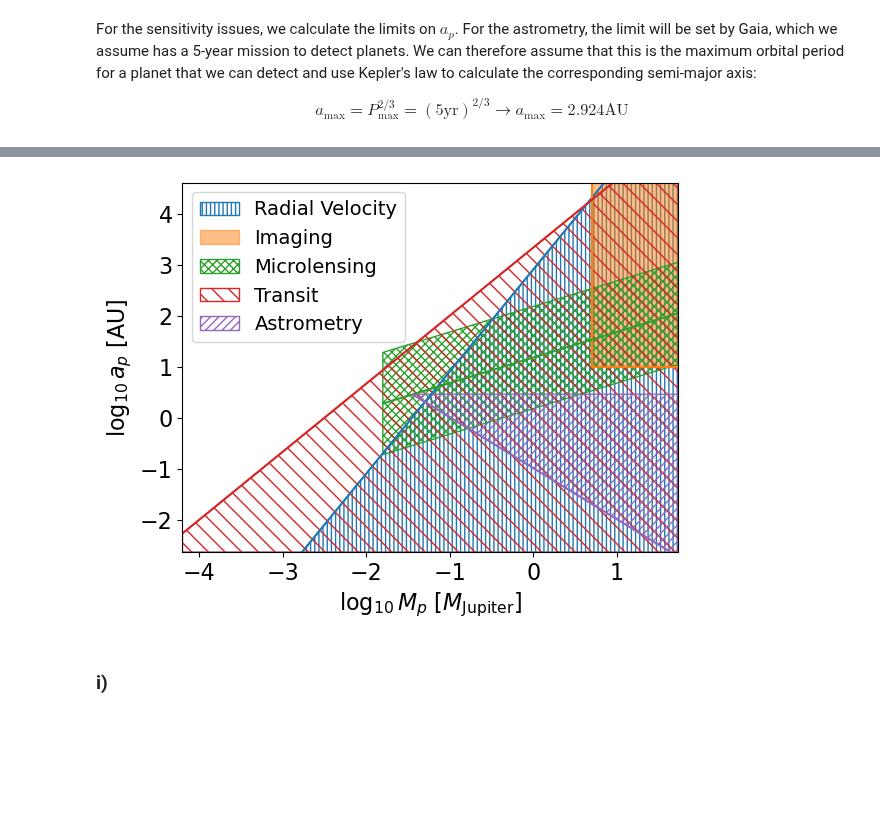
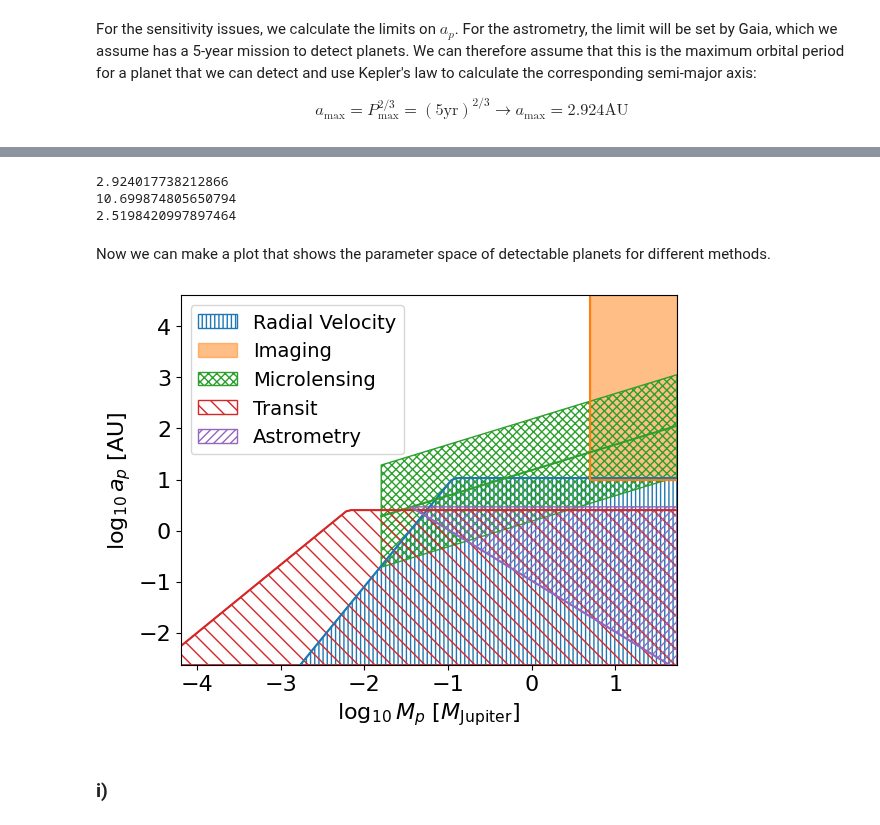
Before and after one commit to oliviergilbertastro/UMich, a Jupyter notebook: ASTRO530/hw6/hw6.ipynb, the cells around one changed output, grey strips where cells are left out. Saved outputs shown, nothing was run; the diff lists cells and outputs as text; code cells hidden in the pictures; blank space fills up the shorter version.

Commit message:
#1 graphs done

```diff
--- a/ASTRO530/hw6/hw6.ipynb
+++ b/ASTRO530/hw6/hw6.ipynb
@@ -189,3 +195,13 @@ $$a_\mathrm{max} = P_\mathrm{max}^{2/3} = (5\mathrm{yr})^{2/3} \to a_\mathrm{max
+# %%
+print(5**(2/3))
+print(35**(2/3))
+print(4**(2/3))
+# %% [output]
+2.924017738212866
+10.699874805650794
+2.5198420997897464
+# %% [markdown]
+Now we can make a plot that shows the parameter space of detectable planets for different methods.
 # %%
 symbols = [".","^","x","*","s"]
 for i,detection_method in enumerate(df["discoverymethod"].unique()):
@@ -236,43 +252,47 @@ def astrometry_limit(m_p):
     a_ps = np.where(a_ps < 2.924, a_ps, np.nan)
     return a_ps
 def RV_limit(m_p):
-    return ((((m_p*M_jup)/M_sun)**2 * 8.871E8*u.AU).to(u.AU)).value
+    a_ps = ((((m_p*M_jup)/M_sun)**2 * 8.871E8*u.AU).to(u.AU)).value
+    a_ps = np.where(a_ps < 10.70, a_ps, 10.70)
+    return a_ps
 def transit_limit(m_p):
-    return ((((m_p*M_jup)/M_earth)**(4/3) * 1*u.AU).to(u.AU)).value
+    a_ps = ((((m_p*M_jup)/M_earth)**(4/3) * 1*u.AU).to(u.AU)).value
+    a_ps = np.where(a_ps < 2.52, a_ps, 2.52)
+    return a_ps
 def microlensing_limit(m_p):
     a_ps = (((m_p)**(1/2) * 15.2627*u.AU).to(u.AU)).value
     a_ps = np.where(m_p > ((5*u.M_earth/u.M_jup).to(u.M_earth**0)).value, a_ps, np.nan)
     return a_ps
 
 prop_cycle = plt.rcParams['axes.prop_cycle']
 colors = prop_cycle.by_key()['color']
 symbols = [".","^","x","*","s"]
 for i,detection_method in enumerate(df["discoverymethod"].unique()):
     sub_df = df[df["discoverymethod"] == detection_method]
     if detection_method == "Imaging":
         plt.vlines(np.log10(5), np.log10(10), ylim[1], color=colors[i])
         plt.hlines(np.log10(10), np.log10(5), xlim[1], color=colors[i])
         plt.fill_between([np.log10(5), xlim[1]], np.log10(10), ylim[1], color=colors[i], alpha=0.5, label=detection_method)
     if detection_method =="Astrometry":
         plt.plot(np.log10(m_p_range), np.log10(astrometry_limit(m_p_range)), marker="None", ls="-", color=colors[i])
         plt.fill_between(np.log10(m_p_range), np.log10(astrometry_limit(m_p_range)), np.ones_like(m_p_range)*np.log10(2.924), facecolor="None", alpha=1, edgecolor=colors[i], label=detection_method, hatch="////")
     if detection_method =="Radial Velocity":
         plt.plot(np.log10(m_p_range), np.log10(RV_limit(m_p_range)), marker="None", ls="-", color=colors[i])
         plt.fill_between(np.log10(m_p_range), np.ones_like(m_p_range)*ylim[0], np.log10(RV_limit(m_p_range)), facecolor="None", alpha=1, edgecolor=colors[i], label=detection_method, hatch="||||")
     if detection_method =="Transit":
         plt.plot(np.log10(m_p_range), np.log10(transit_limit(m_p_range)), marker="None", ls="-", color=colors[i])
         plt.fill_between(np.log10(m_p_range), np.ones_like(m_p_range)*ylim[0], np.log10(transit_limit(m_p_range)), facecolor="None", alpha=1, edgecolor=colors[i], label=detection_method, hatch="\\\\")
     if detection_method =="Microlensing":
         plt.plot(np.log10(m_p_range), np.log10(microlensing_limit(m_p_range)), marker="None", ls="-", color=colors[i])
         plt.fill_between(np.log10(m_p_range), np.log10(microlensing_limit(m_p_range))-1, np.log10(microlensing_limit(m_p_range))+1, facecolor="None", alpha=1, edgecolor=colors[i], label=detection_method, hatch="xxxx")
 plt.xlim(xlim)
 plt.ylim(ylim)
 plt.xlabel(r"$\log_{10}M_p$ [$M_\mathrm{Jupiter}$]")
 plt.ylabel(r"$\log_{10}a_p$ [AU]")
 plt.legend(fontsize=14)
 plt.show()
 # %% [output]
-[figure, old version]
+[figure, new version]
 # %% [markdown]
 ### i)
 # %%
```
Also changed, not shown: parts of 3 cells of this notebook.
